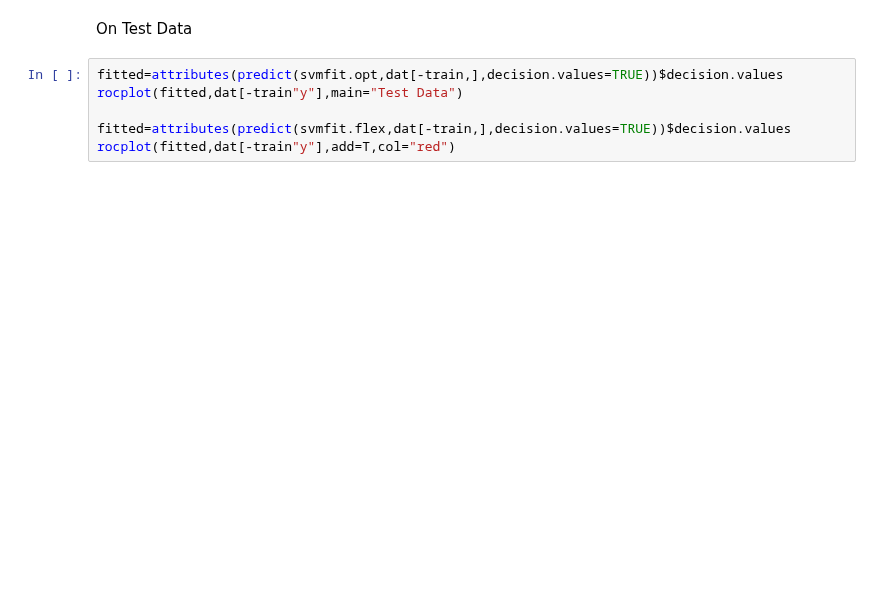
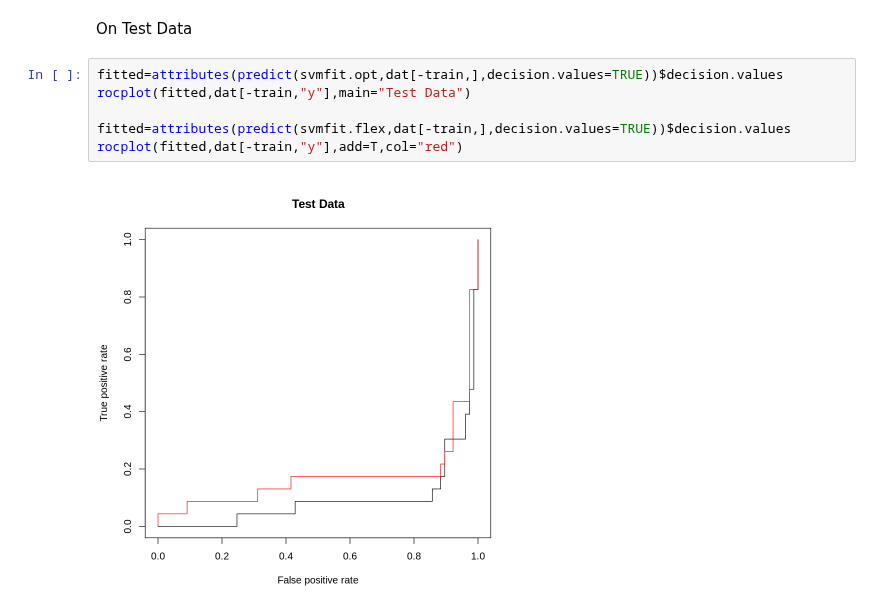
Before and after one commit to ummd/ummd.github.io, a Jupyter notebook: Teaching/Lecture14a.ipynb, the cells around one changed output. Cells and saved outputs as stored; diff of their text form; blank space fills up the shorter version.

```diff
--- a/Teaching/Lecture14a.ipynb
+++ b/Teaching/Lecture14a.ipynb
@@ -329,7 +338,9 @@ rocplot(fitted,dat[train"y"],add=T,col="red")
 On Test Data
 # %%
 fitted=attributes(predict(svmfit.opt,dat[-train,],decision.values=TRUE))$decision.values
-rocplot(fitted,dat[-train"y"],main="Test Data")
+rocplot(fitted,dat[-train,"y"],main="Test Data")
 
 fitted=attributes(predict(svmfit.flex,dat[-train,],decision.values=TRUE))$decision.values
-rocplot(fitted,dat[-train"y"],add=T,col="red")
+rocplot(fitted,dat[-train,"y"],add=T,col="red")
+# %% [output]
+[figure, added]
```
Also changed, not shown: parts of 21 cells of this notebook.
